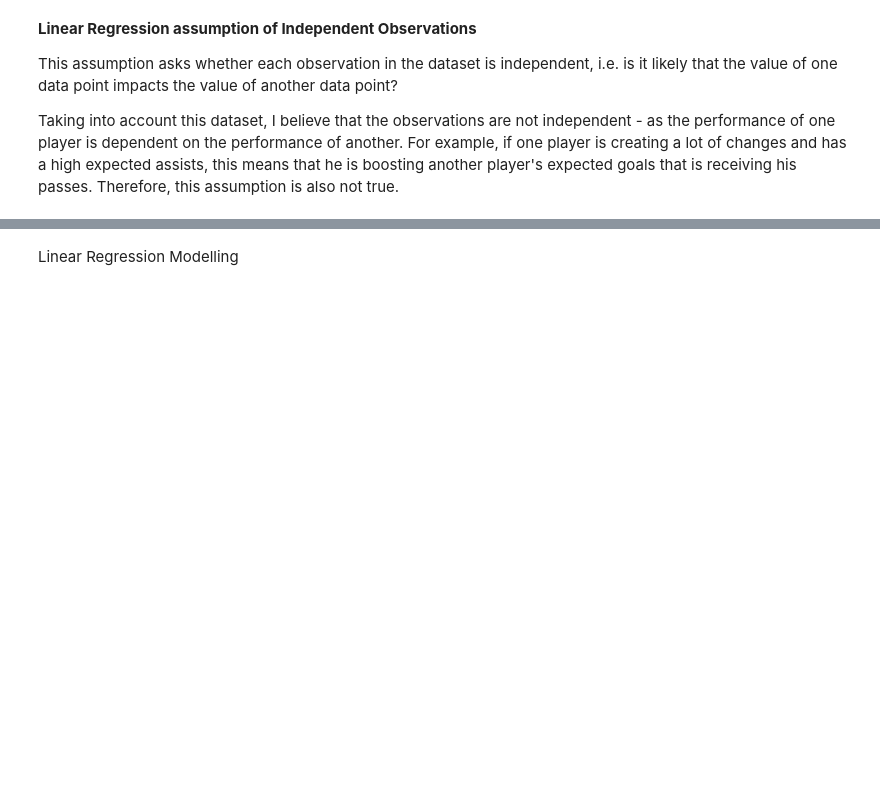
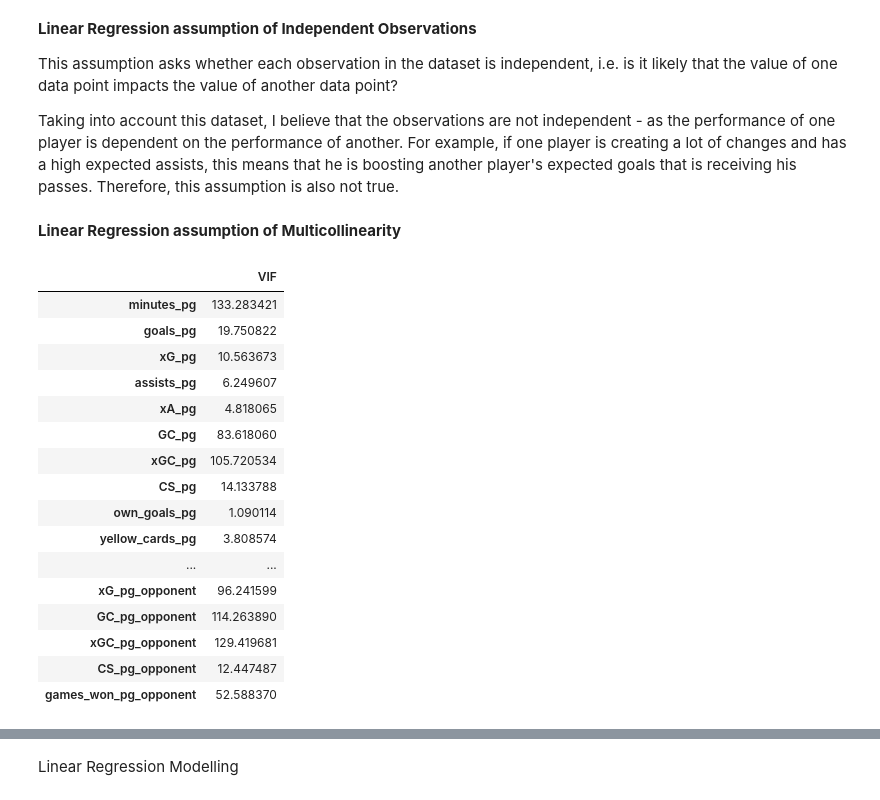
Before and after one commit to mattfurey1/fpl_points_predictor, a Jupyter notebook: project.ipynb, the cells around one changed output, grey strips where cells are left out. Saved outputs shown, nothing was run; the diff lists cells and outputs as text; code cells hidden in the pictures; blank space fills up the shorter version.

Commit message:
added some assumption analysis tests and documentation

```diff
--- a/project.ipynb
+++ b/project.ipynb
@@ -994,3 +995,36 @@ This means that the MLR model will not fit the data well and a more complicated
 This assumption asks whether each observation in the dataset is independent, i.e. is it likely that the value of one data point impacts the value of another data point?
 
 Taking into account this dataset, I believe that the observations are not independent - as the performance of one player is dependent on the performance of another. For example, if one player is creating a lot of changes and has a high expected assists, this means that he is boosting another player's expected goals that is receiving his passes. Therefore, this assumption is also not true.
+# %% [markdown]
+**Linear Regression assumption of Multicollinearity**
+# %%
+from statsmodels.stats.outliers_influence import variance_inflation_factor
+
+X = final_train_df.drop(columns=["points"])
+
+# Calculate the variance inflation factor for each variable
+vif = [variance_inflation_factor(X.values, i) for i in range(X.shape[1])]
+
+# Create a DataFrame with the VIF results for the column names in X.
+df_vif = pd.DataFrame(vif, index=X.columns, columns = ['VIF'])
+
+# Display the VIF results.
+df_vif
+# %% [output]
+|  | VIF |
+| minutes_pg | 133.283421 |
+| goals_pg | 19.750822 |
+| xG_pg | 10.563673 |
+| assists_pg | 6.249607 |
+| xA_pg | 4.818065 |
+| GC_pg | 83.618060 |
+| xGC_pg | 105.720534 |
+| CS_pg | 14.133788 |
+| own_goals_pg | 1.090114 |
+| yellow_cards_pg | 3.808574 |
+| ... | ... |
+| xG_pg_opponent | 96.241599 |
+| GC_pg_opponent | 114.263890 |
+| xGC_pg_opponent | 129.419681 |
+| CS_pg_opponent | 12.447487 |
+| games_won_pg_opponent | 52.588370 |
```
Also changed, not shown: parts of 4 cells of this notebook.
